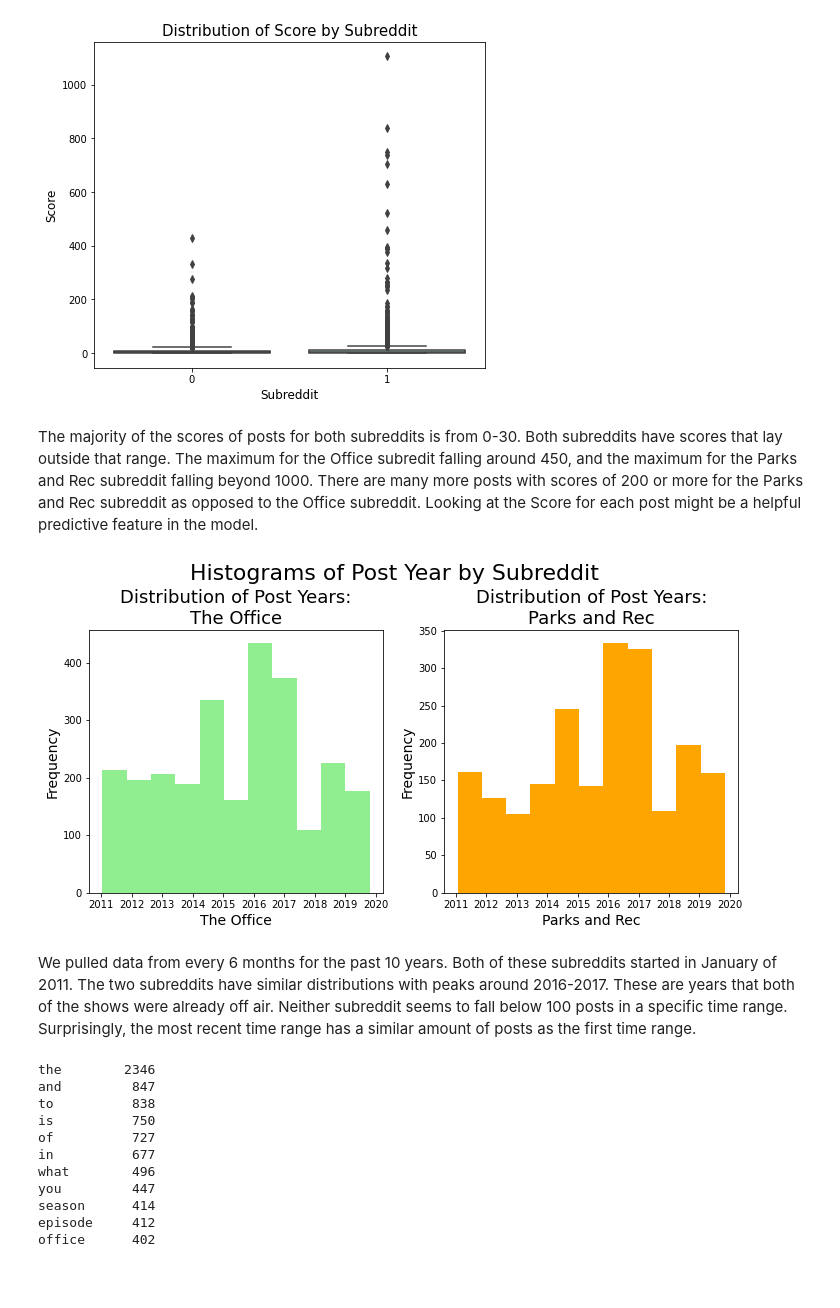
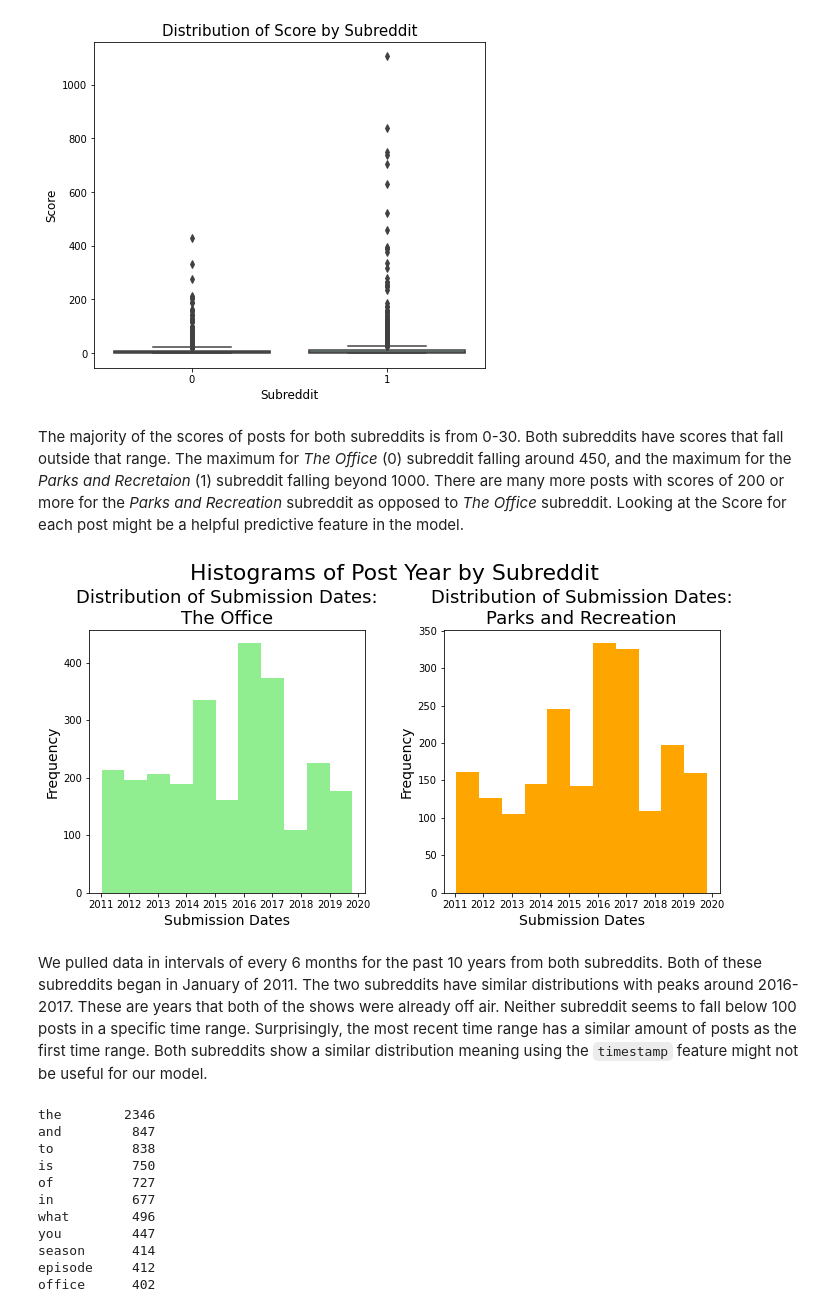
Before and after one commit to dmedellin2/reddit_classification, a Jupyter notebook: code/reddit-classification-models.ipynb, the cells around one changed output. Saved outputs shown, nothing was run; the diff lists cells and outputs as text; code cells hidden in the pictures; blank space fills up the shorter version.

```diff
--- a/code/reddit-classification-models.ipynb
+++ b/code/reddit-classification-models.ipynb
@@ -78,0 +100,4 @@ reddit.head()
+# %%
+# read in the data
+reddit = pd.read_csv('../data/reddit.csv')
+reddit.drop(columns=['created_utc','is_self'],inplace=True)
@@ -221,32 +261,31 @@ new_boxplot(reddit, 'score','subreddit','Distribution of Score by Subreddit','Su
 # %% [output]
 [figure]
 # %% [markdown]
-The majority of the scores of posts for both subreddits is from 0-30. Both subreddits have scores that lay outside that range. The maximum for the Office subredit falling around 450, and the maximum for the Parks and Rec subreddit falling beyond 1000. There are many more posts with scores of 200 or more for the Parks and Rec subreddit as opposed to the Office subreddit. Looking at the Score for each post might be a helpful predictive feature in the model.
+The majority of the scores of posts for both subreddits is from 0-30. Both subreddits have scores that fall outside that range. The maximum for _The Office_ (0) subreddit falling around 450, and the maximum for the _Parks and Recretaion_ (1) subreddit falling beyond 1000. There are many more posts with scores of 200 or more for the _Parks and Recreation_ subreddit as opposed to _The Office_ subreddit. Looking at the Score for each post might be a helpful predictive feature in the model.
 # %%
-# pulling list of storage space types
-cols = [0,1]
+cols = [0,1] # diff subreddits
 
 fig, axes = plt.subplots(figsize = (10,5), nrows = 1, ncols = 2)
 
-fig.suptitle("Histograms of Post Year by Subreddit", fontsize = 22, y = 1.04) # y is percentage of figure height for placement
+fig.suptitle("Histograms of Post Year by Subreddit", fontsize = 22, y = 1.04)
 
 axes = axes.flatten()
 
 color = ['lightgreen', 'orange']
 
 for i, col in enumerate(cols):
     ax = axes[i]
     ax.hist(reddit[reddit['subreddit']==col]['timestamp'],color=color[i],bins=11)
     ax.set_ylabel("Frequency",size=14)
-    readable_col = ['The Office','Parks and Rec']
-    ax.set_xlabel(readable_col[i],size=14)
-    ax.set_title(f"Distribution of Post Years:\n{readable_col[i]}",size=18)
+    readable_col = ['The Office','Parks and Recreation']
+    ax.set_xlabel('Submission Dates',size=14)
+    ax.set_title(f"Distribution of Submission Dates:\n{readable_col[i]}",size=18)
 
 plt.tight_layout();
 # %% [output]
-[figure, old version]
+[figure, new version]
 # %% [markdown]
-We pulled data from every 6 months for the past 10 years. Both of these subreddits started in January of 2011. The two subreddits have similar distributions with peaks around 2016-2017. These are years that both of the shows were already off air. Neither subreddit seems to fall below 100 posts in a specific time range. Surprisingly, the most recent time range has a similar amount of posts as the first time range.
+We pulled data in intervals of every 6 months for the past 10 years from both subreddits. Both of these subreddits began in January of 2011. The two subreddits have similar distributions with peaks around 2016-2017. These are years that both of the shows were already off air. Neither subreddit seems to fall below 100 posts in a specific time range. Surprisingly, the most recent time range has a similar amount of posts as the first time range. Both subreddits show a similar distribution meaning using the `timestamp` feature might not be useful for our model.
 # %%
 # creating count vectorizer to look at frequent words
 cvec = CountVectorizer()
```
Also changed, not shown: parts of 96 cells of this notebook, 1 other file.
